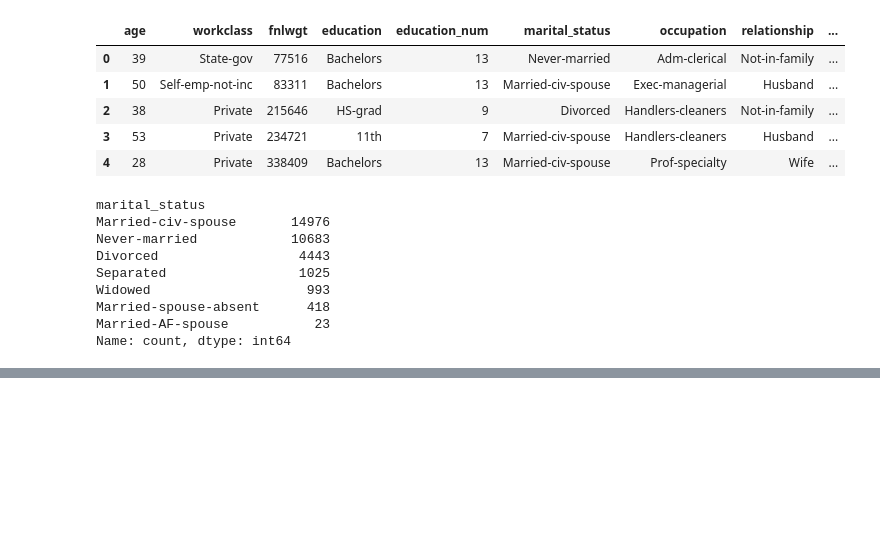
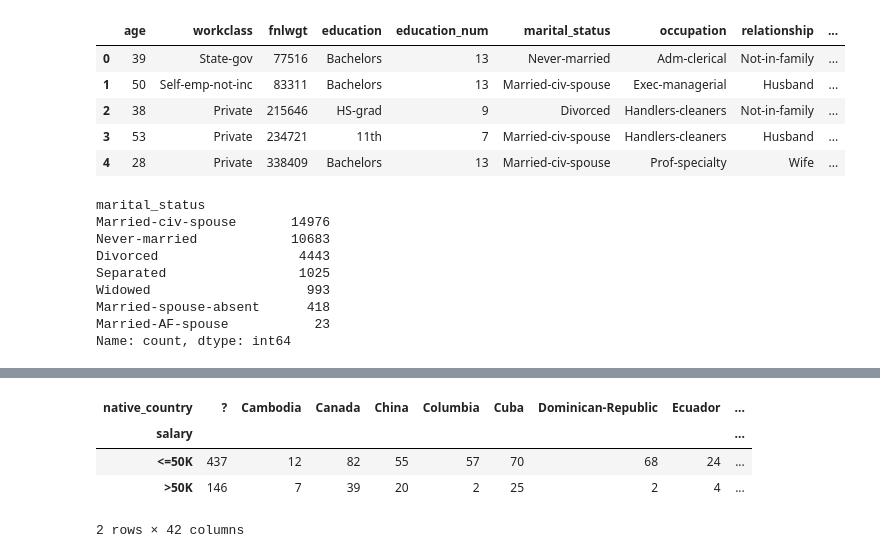
Before and after one commit to francisphamsd/mlcourse-ai, a Jupyter notebook: 1. Exploratory Data Analysis with Pandas/uci-adult-analysis/uci-adult-analysis.ipynb, the cells around one changed output, grey strips where cells are left out. Cells and saved outputs as stored; diff of their text form; code cells hidden in the pictures; blank space fills up the shorter version.

```diff
--- a/1. Exploratory Data Analysis with Pandas/uci-adult-analysis/uci-adult-analysis.ipynb
+++ b/1. Exploratory Data Analysis with Pandas/uci-adult-analysis/uci-adult-analysis.ipynb
@@ -207,0 +277,8 @@ TypeError: type BarContainer doesn't define __round__ method
+# %%
+pd.crosstab(index=data.salary, columns=data.native_country)
+# %% [output]
+| native_country | ? | Cambodia | Canada | China | Columbia | Cuba | Dominican-Republic | Ecuador | ... |
+| salary |  |  |  |  |  |  |  |  | ... |
+| <=50K | 437 | 12 | 82 | 55 | 57 | 70 | 68 | 24 | ... |
+| >50K | 146 | 7 | 39 | 20 | 2 | 25 | 2 | 4 | ... |
+2 rows × 42 columns
```
Also changed, not shown: parts of 9 cells of this notebook.
